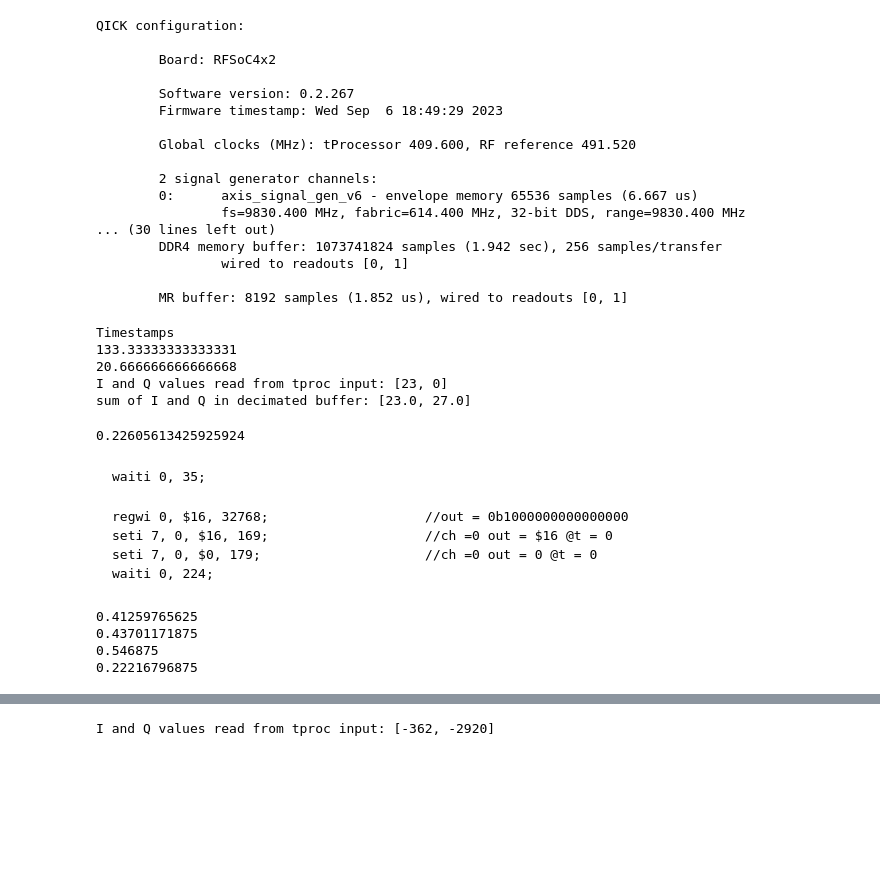
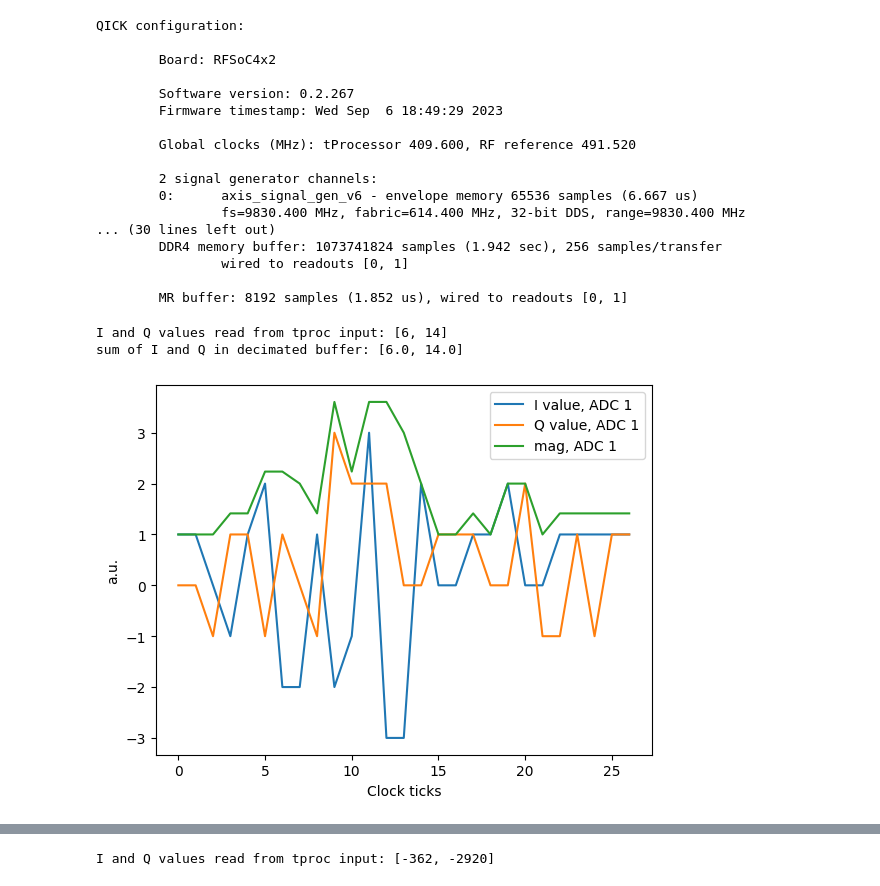
Before and after one commit to danieljamesgraham/qeg-rfsoc, a Jupyter notebook: 06_conditional_logic_demo.ipynb, the cells around one changed output, grey strips where cells are left out. Cells and saved outputs as stored; diff of their text form; code cells hidden in the pictures; blank space fills up the shorter version.

Commit message:
Updated git ignore and started to tidy conditional logic demo

````diff
--- a/06_conditional_logic_demo.ipynb
+++ b/06_conditional_logic_demo.ipynb
@@ -121,63 +115,21 @@ class ConditionalPulse(AveragerProgram):
 # %%
-config={"reps":1,
-        # "soft_avgs":10,
-        }
-
-prog = ConditionalPulse(soccfg, config)
-# soc.reset_gens() # clear any DC or periodic values on generators
+# Acquire decimated method - retrieve decimated data from buffer
 iq_list = prog.acquire_decimated(soc, load_pulses=True, progress=False)
 
 results = [np.int32(soc.tproc.single_read(addr=addr)) for addr in range(123,125)]
 print("I and Q values read from tproc input:", results)
 print("sum of I and Q in decimated buffer:", [sum(iq) for iq in iq_list[0]])
-# i = np.average(iq[0])
-# q = np.average(iq[1])
-# print(np.angle(i+1j*q, deg=True)%360)
 
-# # Plot results.
-# plt.figure(1)
-# iq = iq_list[0]
-# plt.plot(iq[0], label="I value, ADC %d"%(1))
-# plt.plot(iq[1], label="Q value, ADC %d"%(1))
-# plt.plot(np.abs(iq[0]+1j*iq[1]), label="mag, ADC %d"%(1))
-
-# # print(sum(iq[0]), sum(iq[1]))
-
-# plt.ylabel("a.u.")
-# plt.xlabel("Clock ticks")
-# plt.legend();
-# # plt.savefig("images/Send_recieve_pulse_const.pdf", dpi=350)
-
-# print(prog)
+# Plot results.
+plt.figure(1)
+iq = iq_list[0]
+plt.plot(iq[0], label="I value, ADC %d"%(1))
+plt.plot(iq[1], label="Q value, ADC %d"%(1))
+plt.plot(np.abs(iq[0]+1j*iq[1]), label="mag, ADC %d"%(1))
+plt.ylabel("a.u.")
+plt.xlabel("Clock ticks")
+plt.legend();
 # %% [output]
-Timestamps
-133.33333333333331
-20.666666666666668
-I and Q values read from tproc input: [23, 0]
-sum of I and Q in decimated buffer: [23.0, 27.0]
+I and Q values read from tproc input: [6, 14]
+sum of I and Q in decimated buffer: [6.0, 14.0]
+[figure, added]
-# %%
-prog.cycles2us(220) # Number of cycles between ro beginning and non-junk data
-prog.cycles2us(133)
-prog.cycles2us(125, ro_ch=1)
-# %% [output]
-0.22605613425925924
-# %% [markdown]
-```
-waiti 0, 35;
-```
-```
-regwi 0, $16, 32768;                    //out = 0b1000000000000000
-seti 7, 0, $16, 169;                    //ch =0 out = $16 @t = 0
-seti 7, 0, $0, 179;                     //ch =0 out = 0 @t = 0
-waiti 0, 224;
-```
-# %%
-print(prog.cycles2us(169))
-print(prog.cycles2us(179))
-print(prog.cycles2us(224))
-print(prog.cycles2us(169-78))
-# %% [output]
-0.41259765625
-0.43701171875
-0.546875
-0.22216796875
````
Also changed, not shown: parts of 15 cells of this notebook, 3 other files.
